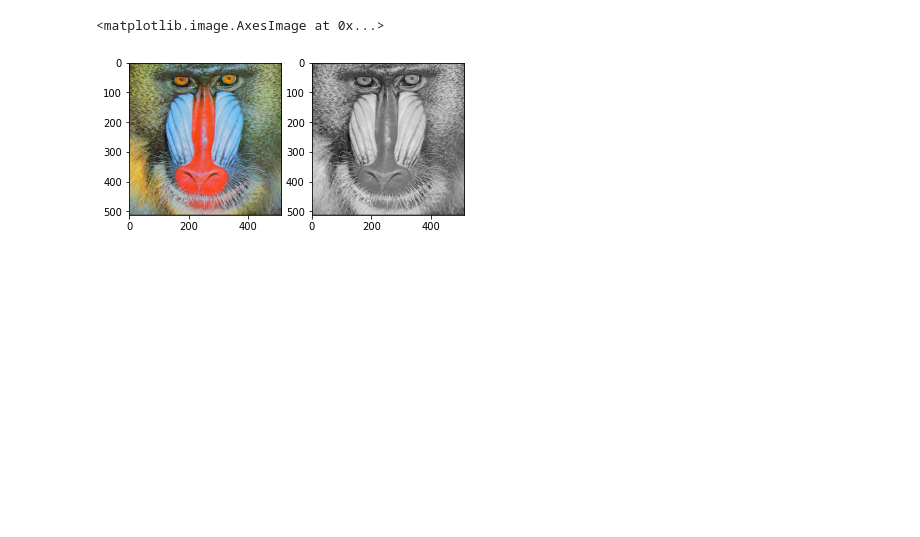
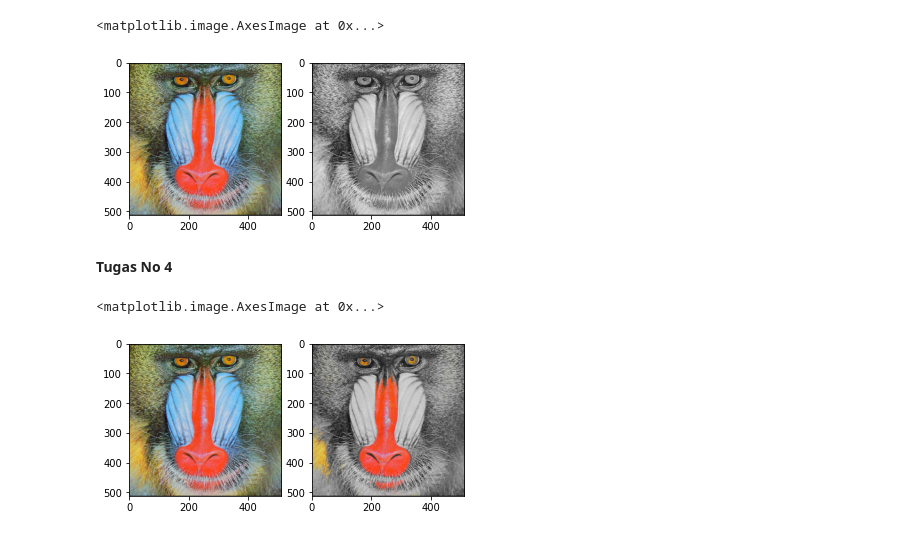
Before and after one commit to tsaniarisqi/PCVK_Matrikulasi_2022, a Jupyter notebook: Week3.ipynb, the cells around one changed output. Cells and saved outputs as stored; diff of their text form; code cells hidden in the pictures; blank space fills up the shorter version.

```diff
--- a/Week3.ipynb
+++ b/Week3.ipynb
@@ -154,3 +154,29 @@ axarr[1].imshow(gray_img, cmap='gray')
 # %% [output]
 <matplotlib.image.AxesImage at 0x...>
 [figure]
+# %% [markdown]
+**Tugas No 4**
+# %%
+img = cv.imread('/content/drive/MyDrive/PCVK/Images/mandrill.tiff')
+color_img = cv.cvtColor(img, cv.COLOR_BGR2RGB)
+ret, mask = cv.threshold(img[:, :,2], 200, 255, cv.THRESH_BINARY)
+
+mask3 = np.zeros_like(img)
+mask3[:, :, 0] = mask
+mask3[:, :, 1] = mask
+mask3[:, :, 2] = mask
+
+red = cv.bitwise_and(color_img, mask3)
+gray = cv.cvtColor(color_img, cv.COLOR_BGR2GRAY)
+finimg  = cv.cvtColor(gray, cv.COLOR_GRAY2BGR)
+
+gray = cv.bitwise_and(finimg, 255 - mask3)
+
+ed = gray + red
+
+f, axarr = plt.subplots(1,2)
+axarr[0].imshow(color_img)
+axarr[1].imshow(ed, cmap='gray')
+# %% [output]
+<matplotlib.image.AxesImage at 0x...>
+[figure, added]
```
Also changed, not shown: parts of 1 cell of this notebook.
